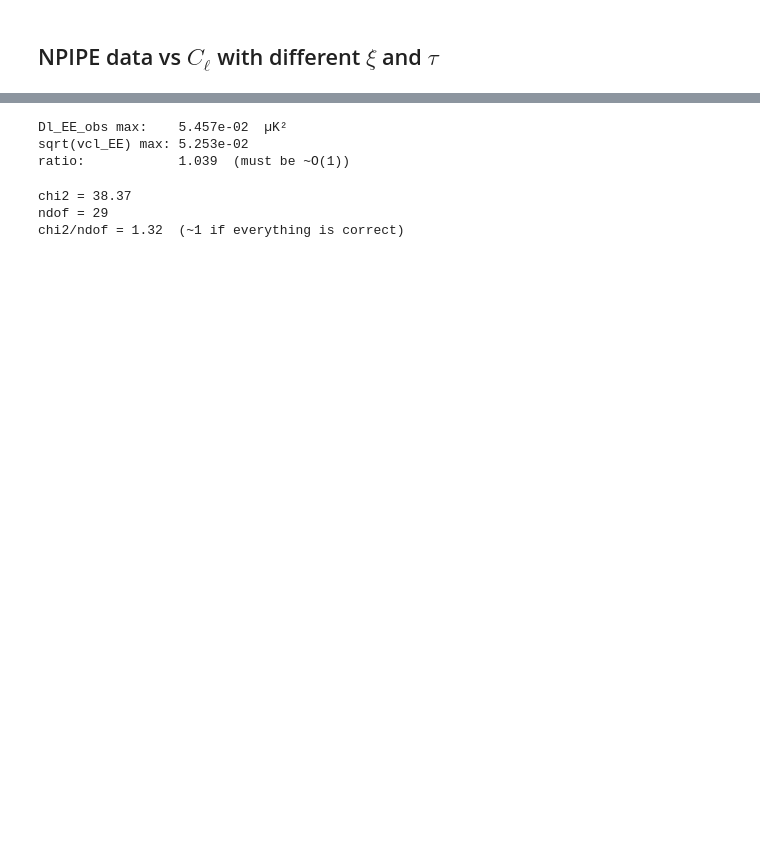
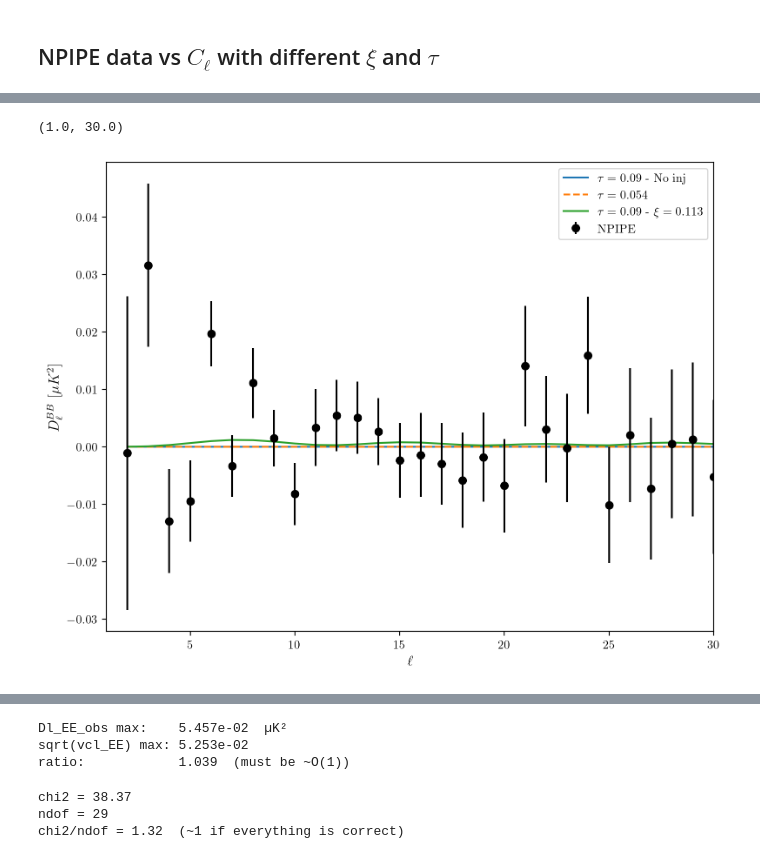
Before and after one commit to SirlettiSS/birefINJ, a Jupyter notebook: biref_iso_inject/NPIPEdata_vs_Cells.ipynb, the cells around one changed output, grey strips where cells are left out. Drawn from its saved outputs; the diff is of its cells as text; code cells hidden in the pictures; blank space fills up the shorter version.

```diff
--- a/biref_iso_inject/NPIPEdata_vs_Cells.ipynb
+++ b/biref_iso_inject/NPIPEdata_vs_Cells.ipynb
@@ -7,7 +7,7 @@ from astropy.io import fits
 import matplotlib.pyplot as plt
 
 dir_pyrefclass = '//Users/salvatoresamuelesirletti/pyrefCLASS' # directory of pyrefCLASS
-outroot = '/Users/salvatoresamuelesirletti/Desktop/Work/Biref_iso_inject/output/'
+outroot = '/Users/salvatoresamuelesirletti/Desktop/Work/GitHub_projects/biref_iso_inject/biref_iso_inject/output/'
 
 
 sys.path.append(dir_pyrefclass)
@@ -82,6 +82,12 @@ def data_npipe(Dl=False, lmax=30, spec='all'):
     return lb, cl, scl, icov, vcl
 
 lb, Dl_EE_obs, scl_EE, icov_EE, vcl_EE = data_npipe(Dl=True, lmax=30, spec='EE')
+
+#lb, Dl_TE_obs, scl_TE, icov_TE, vcl_TE = data_npipe(Dl=True, lmax=30, spec='ET')
+
+lb, Dl_BB_obs, scl_BB, icov_BB, vcl_BB = data_npipe(Dl=True, lmax=30, spec='BB')
+
+lb, Dl_EB_obs, scl_EB, icov_EB, vcl_EB = data_npipe(Dl=True, lmax=30, spec='EB')
 # %%
 # Load CLASS-computed Power Spectra
 
@@ -123,0 +130,20 @@ Please see the 1.23 release notes for an example on how to do this.  If you wish
+# %%
+## BB
+plt.plot(lcl_test2_hp[0][:30], lcl_test2_hp[4][:30] * TCMB_muK**2, label=r'$\tau = 0.09$ - No inj')
+plt.plot(lcl_test1_hp[0][:30], lcl_test1_hp[4][:30] * TCMB_muK**2, label=r'$\tau = 0.054$', ls='--')
+plt.plot(best_fit_MCMC[0][:], best_fit_MCMC[4][:] * TCMB_muK**2, label=r'$\tau = 0.09$ - $\xi = 0.113$')
+
+plt.errorbar(lb, Dl_BB_obs, yerr=scl_BB, fmt='o', color='k', label='NPIPE')
+
+plt.xlabel(r'$\ell$', fontsize=12)
+plt.ylabel(r'$D^{BB}_{\ell} \,\, [\mu K^2]$', fontsize=12)
+
+plt.legend()
+
+plt.xlim(1, 30)
+#plt.ylim(-0.05, 0.11)
+
+# plt.show()
+# %% [output]
+(1.0, 30.0)
+[figure, added]
```
Also changed, not shown: parts of 6 cells of this notebook, 10 other files.
